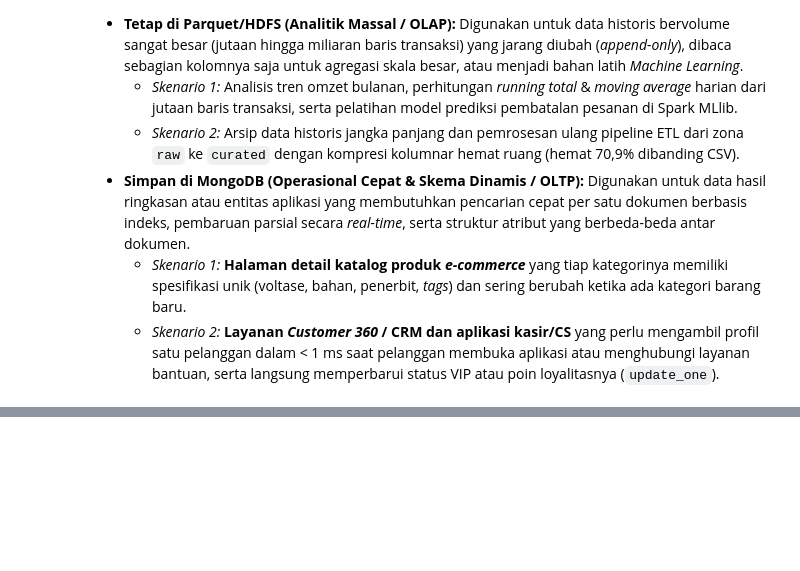
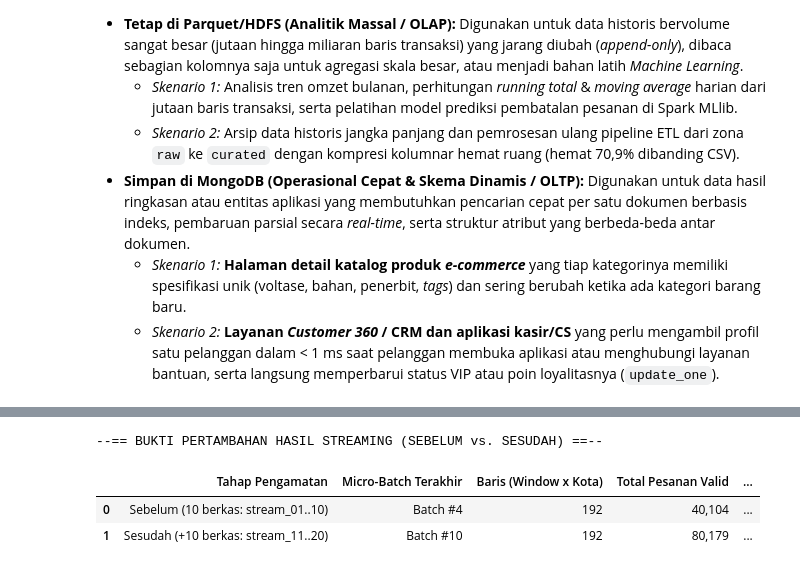
Before and after one commit to cahyoadi-hash/Practic-Big-data, a Jupyter notebook: proyek-akhir/2505060034_Cahyo Adi Nugroho_Proyek.ipynb, the cells around one changed output, grey strips where cells are left out. Drawn from its saved outputs; the diff is of its cells as text; code cells hidden in the pictures; blank space fills up the shorter version.

Commit message:
push tahap 6

```diff
--- a/proyek-akhir/2505060034_Cahyo Adi Nugroho_Proyek.ipynb
+++ b/proyek-akhir/2505060034_Cahyo Adi Nugroho_Proyek.ipynb
@@ -1506,0 +1516,16 @@ Keduanya saling melengkapi dalam arsitektur Big Data (*polyglot persistence*), b
+# %%
+# 1. Verifikasi struktur header & contoh isi berkas stream di HDFS
+print("Contoh 3 Baris Pertama stream_01.csv di HDFS")
+!hdfs dfs -cat /tidarmart/stream_input/stream_01.csv | head -n 3
+
+# 2. Tentukan ambang batas anomali total_nilai secara statistik dari data batch bersih (P99.9)
+kuantil_nilai = transaksi_valid.approxQuantile(
+    "total_nilai", [0.95, 0.99, 0.999, 1.0], 0.0001
+)
+p95_nilai, p99_nilai, ambang_anomali, max_nilai = kuantil_nilai
+
+print("\n--== Distribusi Kuantil total_nilai Data Batch Bersih ==--")
+print(f"P95   : Rp {p95_nilai:,.2f}")
+print(f"P99   : Rp {p99_nilai:,.2f}")
+print(f"P99.9 : Rp {ambang_anomali:,.2f}  <-- Ambang Deteksi Anomali Real-Time")
+print(f"Max   : Rp {max_nilai:,.2f}")
@@ -1506,0 +1700,60 @@ Keduanya saling melengkapi dalam arsitektur Big Data (*polyglot persistence*), b
+# %%
+# 1. Gelombang 2: Tambahkan 10 berkas baru (stream_11.csv s.d. stream_20.csv) ke folder pantauan HDFS
+!hdfs dfs -cp /tidarmart/stream_input/stream_1[1-9].csv /tidarmart/stream_input/stream_20.csv /tidarmart/stream_live/
+print("10 berkas baru (stream_11 s.d. stream_20) ditambahkan ke /tidarmart/stream_live.")
+
+# Tunggu Spark otomatis mendeteksi dan memproses berkas baru (per 2 file/trigger)
+query_window.processAllAvailable()
+query_anomali.processAllAvailable()
+
+# 2. Tangkap hasil SESUDAH penambahan berkas baru
+ringkasan_sesudah = spark.sql("""
+    SELECT
+        COUNT(*) AS jumlah_baris_window,
+        COALESCE(SUM(jumlah_pesanan), 0) AS total_pesanan,
+        COALESCE(ROUND(SUM(total_omzet), 2), 0.0) AS total_omzet
+    FROM stream_omzet_window
+""").collect()[0]
+
+df_anomali_hasil = spark.read.parquet(path_anomali_out)
+anomali_sesudah = df_anomali_hasil.count()
+batch_sesudah = (query_window.lastProgress or {}).get("batchId", -1)
+
+# 3. Tabel Perbandingan Bukti Pertambahan (Sebelum vs. Sesudah)
+tabel_bukti_stream = pd.DataFrame([
+    {
+        "Tahap Pengamatan": "Sebelum (10 berkas: stream_01..10)",
+        "Micro-Batch Terakhir": f"Batch #{batch_sebelum}",
+        "Baris (Window x Kota)": f"{ringkasan_sebelum['jumlah_baris_window']:,}",
+        "Total Pesanan Valid": f"{ringkasan_sebelum['total_pesanan']:,}",
+        "Total Omzet Valid (Rp)": f"{ringkasan_sebelum['total_omzet']:,.2f}",
+        "Transaksi Anomali (> P99.9)": f"{anomali_sebelum:,}"
+    },
+    {
+        "Tahap Pengamatan": "Sesudah (+10 berkas: stream_11..20)",
+        "Micro-Batch Terakhir": f"Batch #{batch_sesudah}",
+        "Baris (Window x Kota)": f"{ringkasan_sesudah['jumlah_baris_window']:,}",
+        "Total Pesanan Valid": f"{ringkasan_sesudah['total_pesanan']:,}",
+        "Total Omzet Valid (Rp)": f"{ringkasan_sesudah['total_omzet']:,.2f}",
+        "Transaksi Anomali (> P99.9)": f"{anomali_sesudah:,}"
+    }
+])
+
+print("\n--== BUKTI PERTAMBAHAN HASIL STREAMING (SEBELUM vs. SESUDAH) ==--")
+display(tabel_bukti_stream)
+
+print("Contoh 10 Baris Teratas Tabel 'stream_omzet_window' (SESUDAH):")
+spark.sql("""
+    SELECT
+        window.start AS waktu_mulai,
+        window.end AS waktu_selesai,
+        kota,
+        jumlah_pesanan,
+        total_omzet
+    FROM stream_omzet_window
+    ORDER BY waktu_mulai ASC, total_omzet DESC
+""").show(10, truncate=False)
+
+print(f"Contoh Transaksi Anomali Tersimpan di Sink Parquet Terpisah ({path_anomali_out}):")
+df_anomali_hasil.orderBy(col("total_nilai").desc()).show(10, truncate=False)
+# %% [output]
@@ -1506,0 +1761,4 @@ Keduanya saling melengkapi dalam arsitektur Big Data (*polyglot persistence*), b
+--== BUKTI PERTAMBAHAN HASIL STREAMING (SEBELUM vs. SESUDAH) ==--
+|  | Tahap Pengamatan | Micro-Batch Terakhir | Baris (Window x Kota) | Total Pesanan Valid | ... |
+| 0 | Sebelum (10 berkas: stream_01..10) | Batch #4 | 192 | 40,104 | ... |
+| 1 | Sesudah (+10 berkas: stream_11..20) | Batch #10 | 192 | 80,179 | ... |
```
Also changed, not shown: parts of 8 cells of this notebook.
